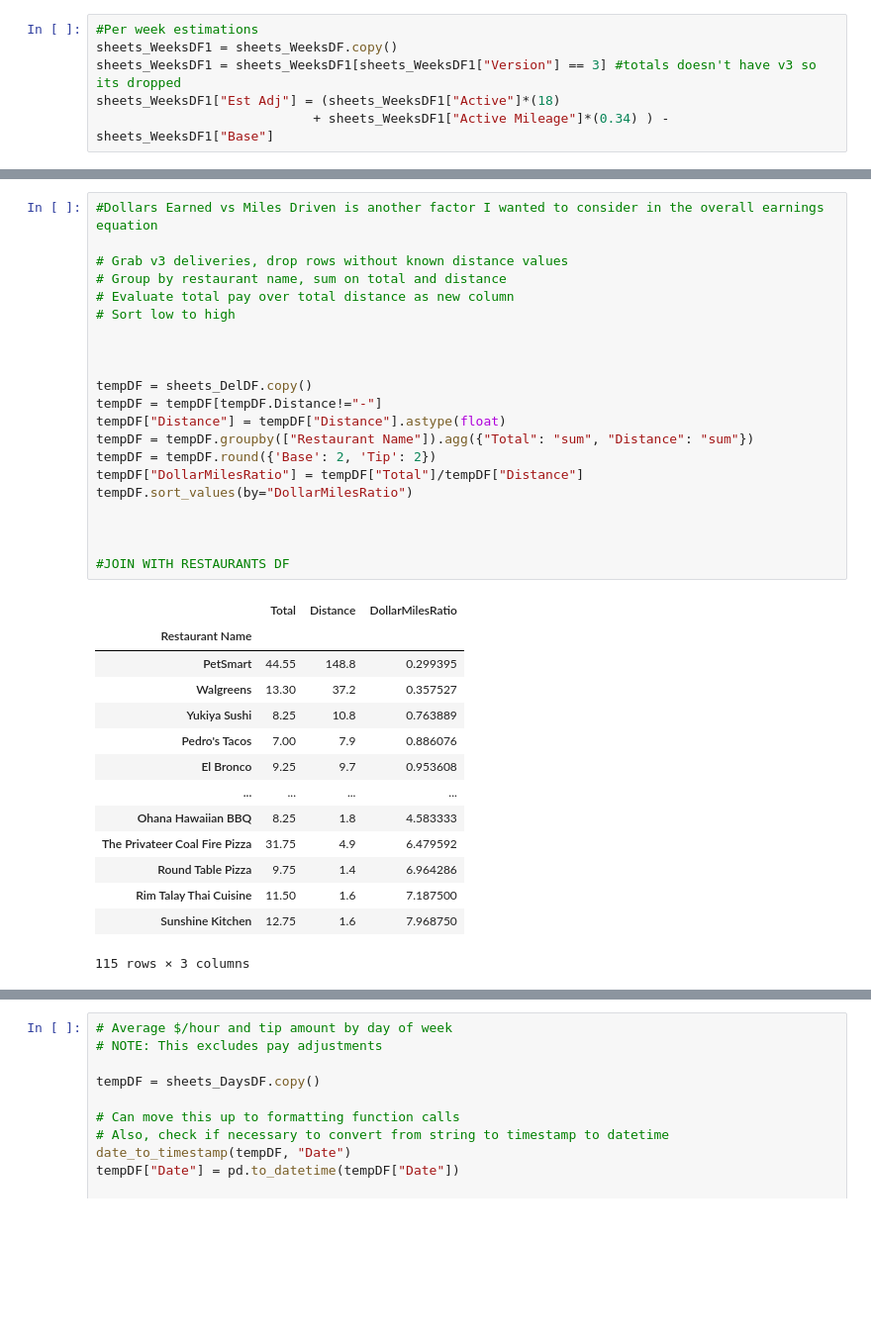
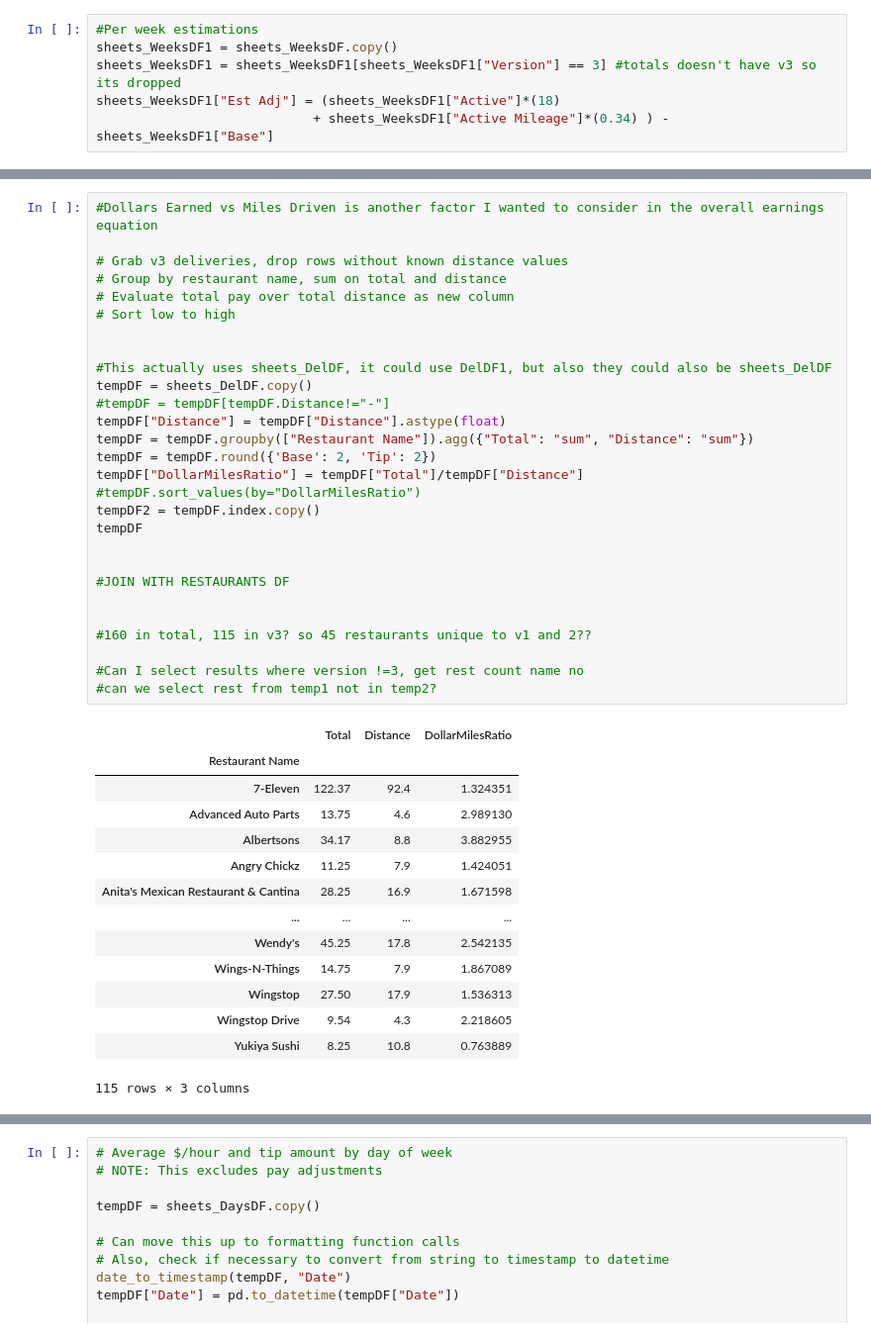
Before and after one commit to Crawford92/DeliveryData, a Jupyter notebook: stats.ipynb, the cells around one changed output, grey strips where cells are left out. Shown at 99% size. Cells and saved outputs as stored; diff of their text form; blank space fills up the shorter version.

Commit message:
Remapped flow of notebook, began refactoring to reduce overall dataframe usage

```diff
--- a/stats.ipynb
+++ b/stats.ipynb
@@ -303,36 +319,43 @@ sheets_WeeksDF.sort_values(by=["pretotalactiveratio"])
 # %%
 #Dollars Earned vs Miles Driven is another factor I wanted to consider in the overall earnings equation
 
 # Grab v3 deliveries, drop rows without known distance values
 # Group by restaurant name, sum on total and distance
 # Evaluate total pay over total distance as new column
 # Sort low to high
 
 
-
+#This actually uses sheets_DelDF, it could use DelDF1, but also they could also be sheets_DelDF
 tempDF = sheets_DelDF.copy()
-tempDF = tempDF[tempDF.Distance!="-"]
+#tempDF = tempDF[tempDF.Distance!="-"]
 tempDF["Distance"] = tempDF["Distance"].astype(float)
 tempDF = tempDF.groupby(["Restaurant Name"]).agg({"Total": "sum", "Distance": "sum"})
 tempDF = tempDF.round({'Base': 2, 'Tip': 2})
 tempDF["DollarMilesRatio"] = tempDF["Total"]/tempDF["Distance"]
-tempDF.sort_values(by="DollarMilesRatio")
-
+#tempDF.sort_values(by="DollarMilesRatio")
+tempDF2 = tempDF.index.copy()
+tempDF
 
 
 #JOIN WITH RESTAURANTS DF
+
+
+#160 in total, 115 in v3? so 45 restaurants unique to v1 and 2??
+
+#Can I select results where version !=3, get rest count name no
+#can we select rest from temp1 not in temp2?
 # %% [output]
 |  | Total | Distance | DollarMilesRatio |
 | Restaurant Name |  |  |  |
-| PetSmart | 44.55 | 148.8 | 0.299395 |
-| Walgreens | 13.30 | 37.2 | 0.357527 |
+| 7-Eleven | 122.37 | 92.4 | 1.324351 |
+| Advanced Auto Parts | 13.75 | 4.6 | 2.989130 |
+| Albertsons | 34.17 | 8.8 | 3.882955 |
+| Angry Chickz | 11.25 | 7.9 | 1.424051 |
+| Anita's Mexican Restaurant & Cantina | 28.25 | 16.9 | 1.671598 |
+| ... | ... | ... | ... |
+| Wendy's | 45.25 | 17.8 | 2.542135 |
+| Wings-N-Things | 14.75 | 7.9 | 1.867089 |
+| Wingstop | 27.50 | 17.9 | 1.536313 |
+| Wingstop Drive | 9.54 | 4.3 | 2.218605 |
 | Yukiya Sushi | 8.25 | 10.8 | 0.763889 |
-| Pedro's Tacos | 7.00 | 7.9 | 0.886076 |
-| El Bronco | 9.25 | 9.7 | 0.953608 |
-| ... | ... | ... | ... |
-| Ohana Hawaiian BBQ | 8.25 | 1.8 | 4.583333 |
-| The Privateer Coal Fire Pizza | 31.75 | 4.9 | 6.479592 |
-| Round Table Pizza | 9.75 | 1.4 | 6.964286 |
-| Rim Talay Thai Cuisine | 11.50 | 1.6 | 7.187500 |
-| Sunshine Kitchen | 12.75 | 1.6 | 7.968750 |
 115 rows × 3 columns
```
Also changed, not shown: parts of 23 cells of this notebook.
